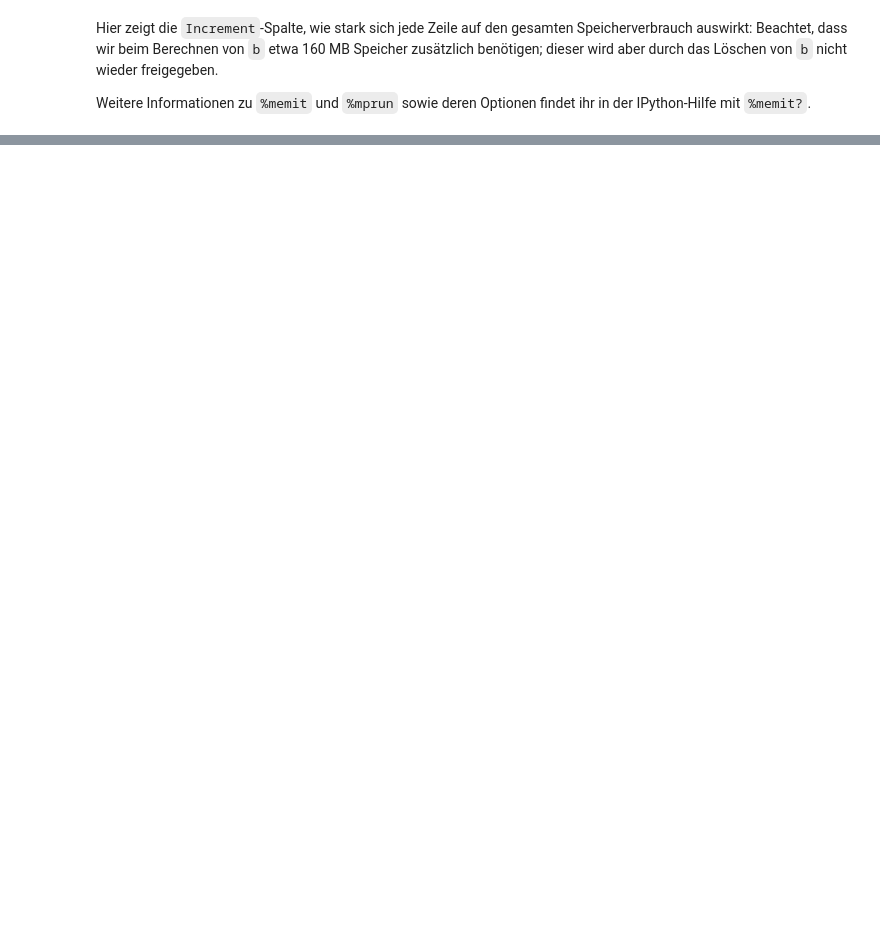
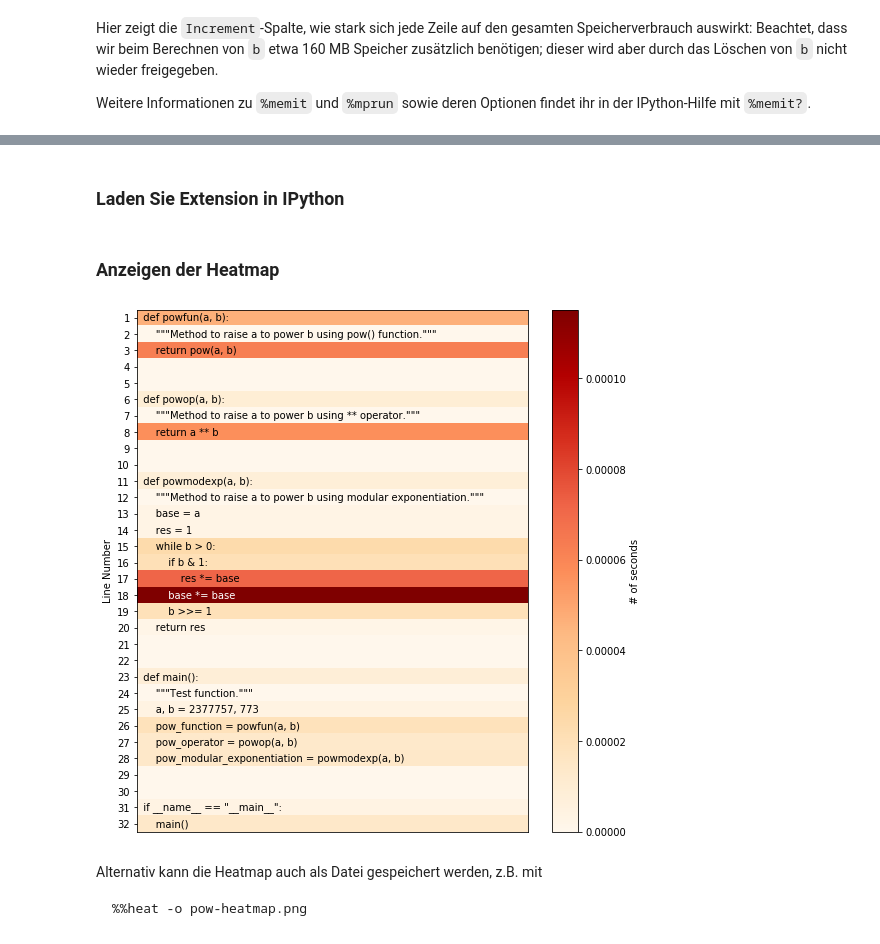
Before and after one commit to veit/jupyter-tutorial, a Jupyter notebook: docs/ipython/profiling.ipynb, the cells around one changed output, grey strips where cells are left out. Saved outputs shown, nothing was run; the diff lists cells and outputs as text; code cells hidden in the pictures; blank space fills up the shorter version.

Commit message:
Add heat extension, fix #2

````diff
--- a/docs/ipython/profiling.ipynb
+++ b/docs/ipython/profiling.ipynb
@@ -190,0 +202,2 @@ Weitere Informationen zu `%memit` und `%mprun` sowie deren Optionen findet ihr i
+# %% [markdown]
+### Laden Sie Extension in IPython
@@ -190,0 +206,43 @@ Weitere Informationen zu `%memit` und `%mprun` sowie deren Optionen findet ihr i
+# %% [markdown]
+### Anzeigen der Heatmap
+# %%
+%%heat
+def powfun(a, b):
+    """Method to raise a to power b using pow() function."""
+    return pow(a, b)
+
+
+def powop(a, b):
+    """Method to raise a to power b using ** operator."""
+    return a ** b
+
+
+def powmodexp(a, b):
+    """Method to raise a to power b using modular exponentiation."""
+    base = a
+    res = 1
+    while b > 0:
+        if b & 1:
+            res *= base
+        base *= base
+        b >>= 1
+    return res
+
+
+def main():
+    """Test function."""
+    a, b = 2377757, 773
+    pow_function = powfun(a, b)
+    pow_operator = powop(a, b)
+    pow_modular_exponentiation = powmodexp(a, b)
+
+
+if __name__ == "__main__":
+    main()
+# %% [output]
+[figure, added]
+# %% [markdown]
+Alternativ kann die Heatmap auch als Datei gespeichert werden, z.B. mit
+```
+%%heat -o pow-heatmap.png
+```
````
Also changed, not shown: parts of 10 cells of this notebook, 2 other files.
